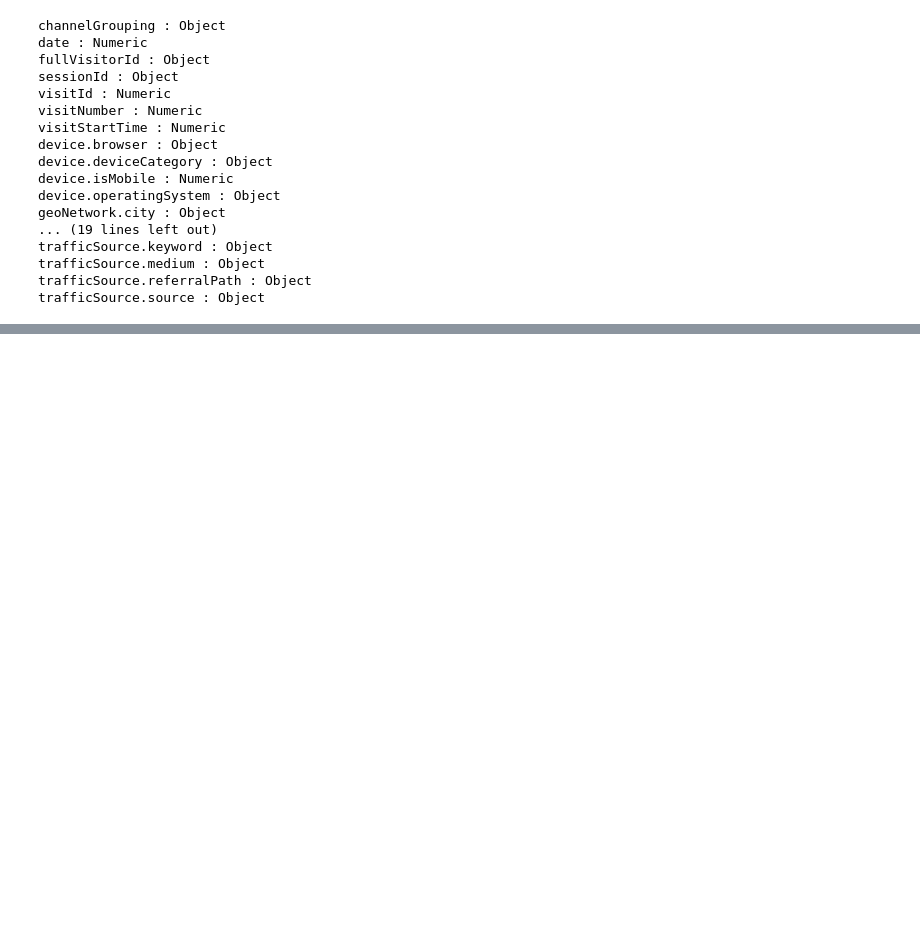
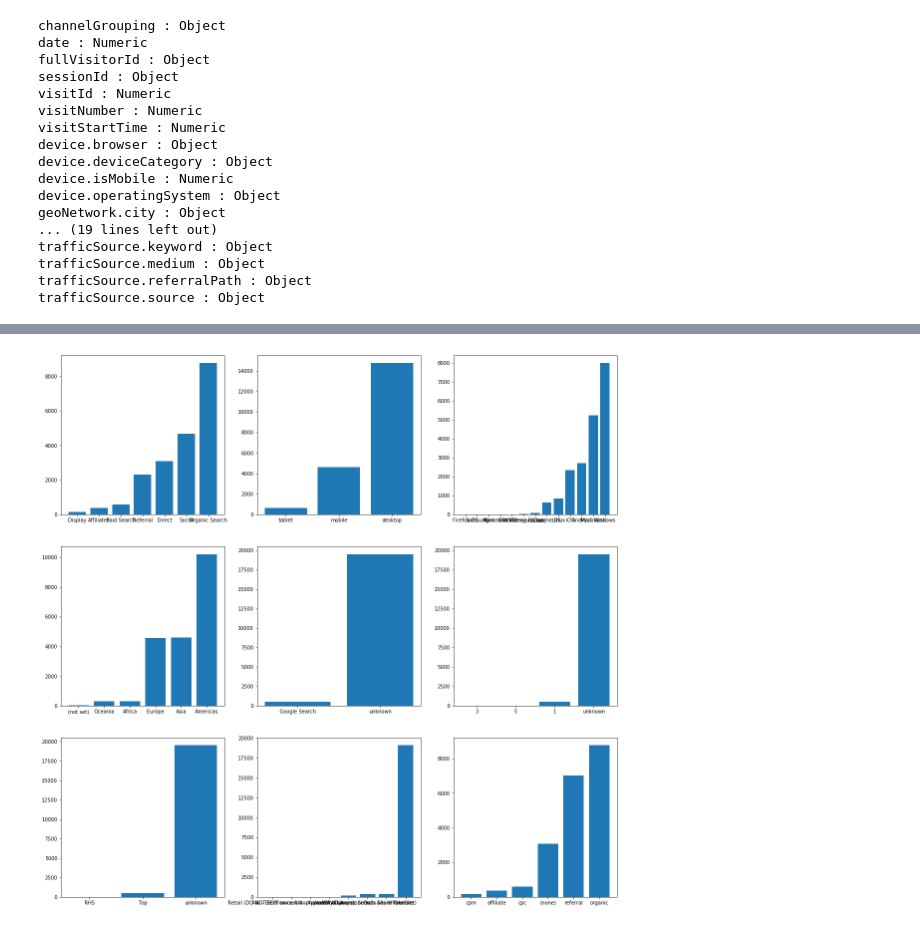
Before and after one commit to weynars/gstore_kaggle, a Jupyter notebook: notebooks/LW_Data_Exploration.ipynb, the cells around one changed output, grey strips where cells are left out. Saved outputs shown, nothing was run; the diff lists cells and outputs as text; code cells hidden in the pictures; blank space fills up the shorter version.

```diff
--- a/notebooks/LW_Data_Exploration.ipynb
+++ b/notebooks/LW_Data_Exploration.ipynb
@@ -215,0 +209,19 @@ Next steps:
+# %%
+df_train['has_revenue'] = df_train['totals.transactionRevenue'] > 0
+# %%
+target_col = 'has_revenue'
+N=20
+i = 0
+text = ''
+for col in df_train.columns:
+    if df_train[col].nunique() < N:
+        i+=1
+        text += '{}. Column: {}\n'.format(i,col)
+        text += '\nNormalized by column:\n'
+        text += str(pd.crosstab(df_train[col],df_train[target_col],normalize="columns"))
+        text += '\nNormalized by index:\n'
+        text += str(pd.crosstab(df_train[col],df_train[target_col],normalize="index"))
+        text += '\nActuals:\n'
+        text += str(pd.crosstab(df_train[col],df_train[target_col]))
+        text += '\n\n'
+print(text)
@@ -215,0 +246,11 @@ Next steps:
+# %%
+i = 0
+fig = plt.figure(figsize=(20, 20))
+for col in df_train.columns:
+    if (df_train[col].dtype=='object') & (df_train[col].nunique() < 20):
+        i += 1
+        height = df_train.groupby(col)[col].count().sort_values()
+        ax = plt.subplot(3, 3, i)
+        plt.bar(height.index, height)
+# %% [output]
+[figure, added]
```
Also changed, not shown: parts of 13 cells of this notebook.
